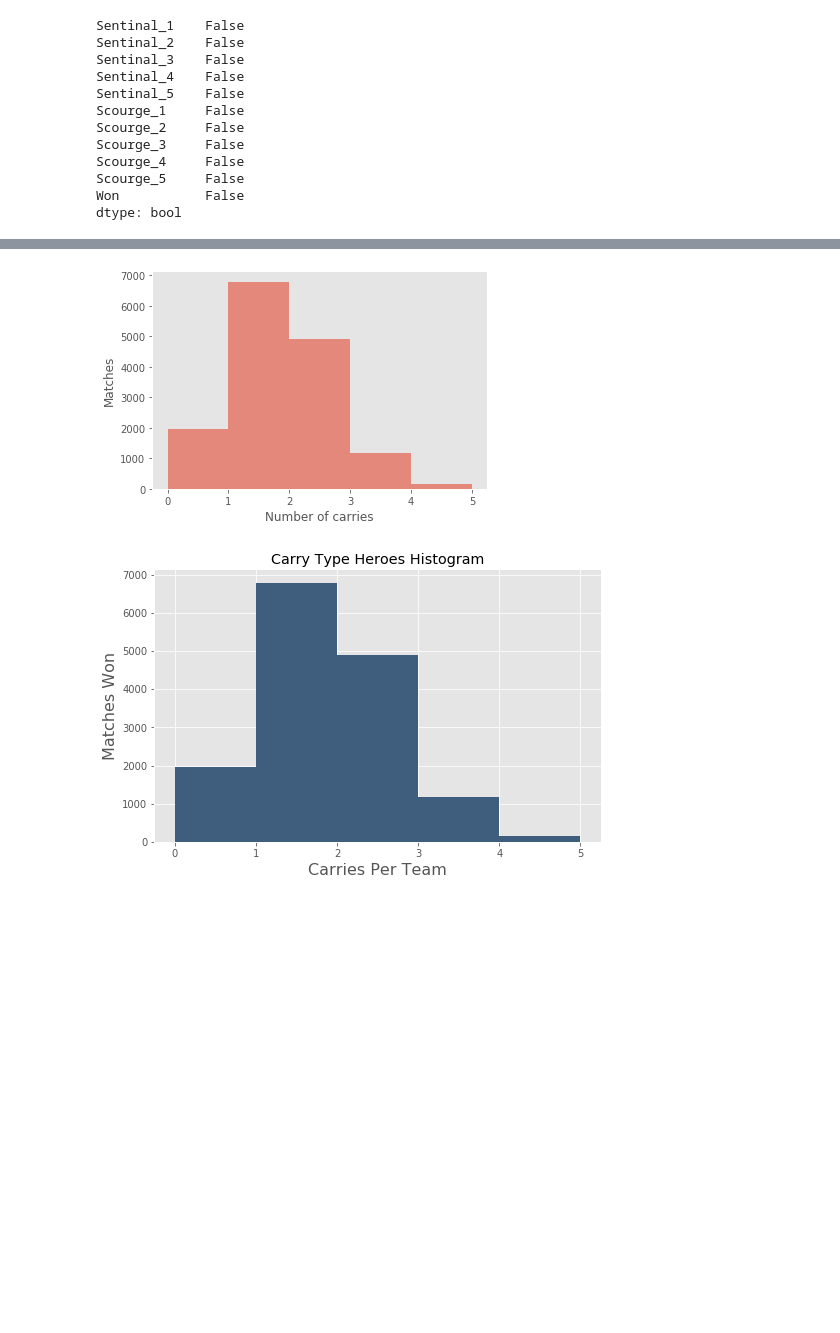
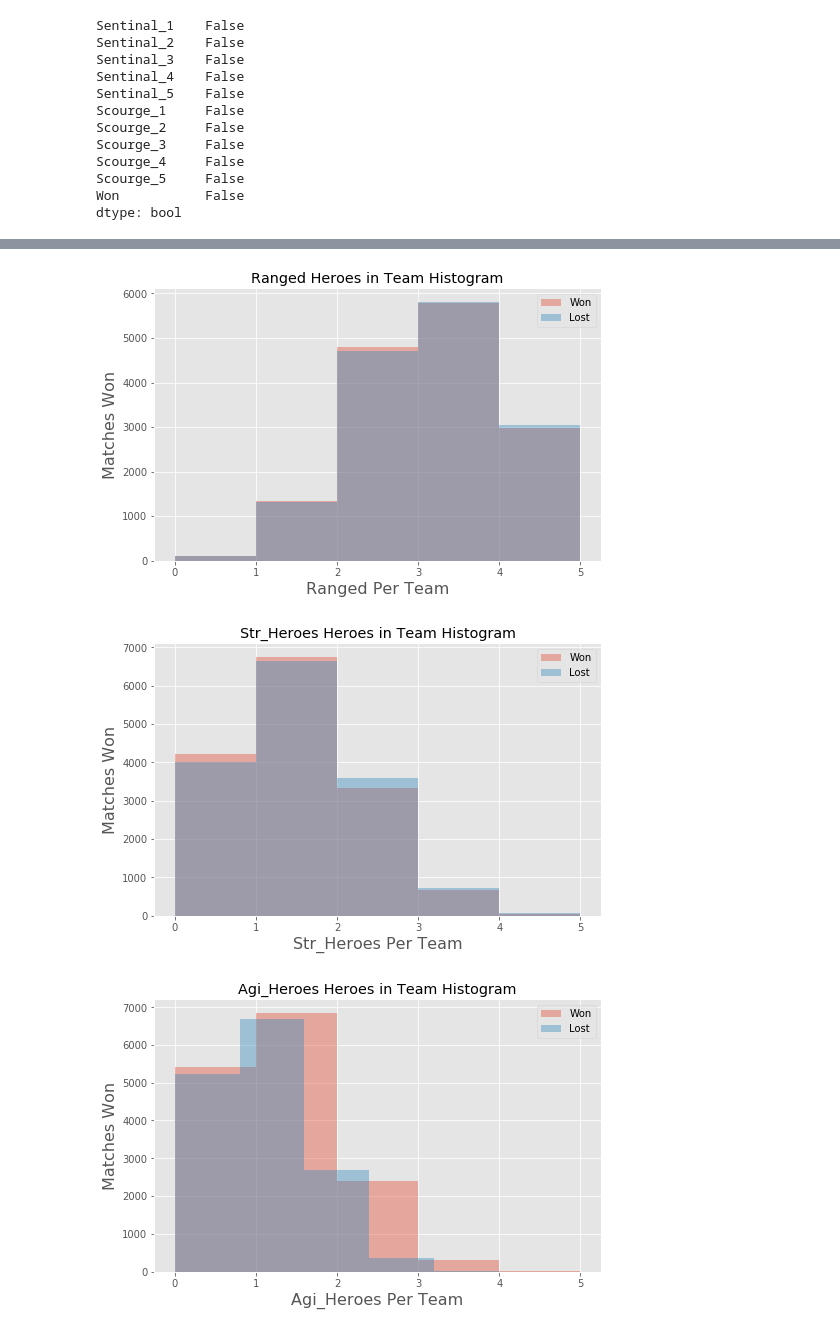
Before and after one commit to Gal-Gilor/In_Zeus_We_Trust, a Jupyter notebook: dota2_EDA.ipynb, the cells around one changed output, grey strips where cells are left out. Cells and saved outputs as stored; diff of their text form; code cells hidden in the pictures; blank space fills up the shorter version.

```diff
--- a/dota2_EDA.ipynb
+++ b/dota2_EDA.ipynb
@@ -330,0 +328,4 @@ features_df.tail()
+# %%
+winners_df = cleaned_df.loc[cleaned_df.Won == 1]
+losers_df = cleaned_df.loc[cleaned_df.Won == 0]
+losers_df.reset_index(drop=True, inplace=True)
@@ -357,10 +394,8 @@ plt.grid(b=None)
 plt.xlabel('Number of carries')
 plt.ylabel("Matches")
 plt.show()
-# %% [output]
-[figure, removed]
 # %%
-def create_hist(df, column, title=None, save=None):
+def create_hist(df1, df2, column, save=None):
     plt.figure(figsize=(8, 5))
 
     # Remove the plot frame lines.
@@ -369,17 +404,23 @@ def create_hist(df, column, title=None, save=None):
     ax.spines["right"].set_visible(False)
 
     # set labels
-    plt.title(f"{title} Type Heroes Histogram")
+    plt.title(f"{column} Heroes in Team Histogram")
     plt.xlabel(f"{column} Per Team", fontsize=16)
     plt.ylabel("Matches Won", fontsize=16)
 
     # Plot the histogram
-    plt.hist(df[column], bins=5)
+    plt.hist(df1[column], bins=5, alpha=0.4, label='Won')
+    plt.hist(df2[column], bins=5, alpha=0.4, label='Lost')
+    plt.legend(loc='upper right')
     plt.show()
     if save:
-        plt.savefig(f'{column} Histogram.png')
+        plt.savefig(f'{column}_Histogram.png')
     pass
-# %%
-create_hist(winners_df, 'Carries', title='Carry')
-# %% [output]
-[figure, removed]
+# %%
+for column in winners_df.columns:
+    if column not in dummies_df.columns and column != 'Won':
+        create_hist(winners_df, losers_df, column=column)
+# %% [output]
+[figure, added]
+[figure, added]
+[figure, added]
```
Also changed, not shown: parts of 17 cells of this notebook, 1 other file.
